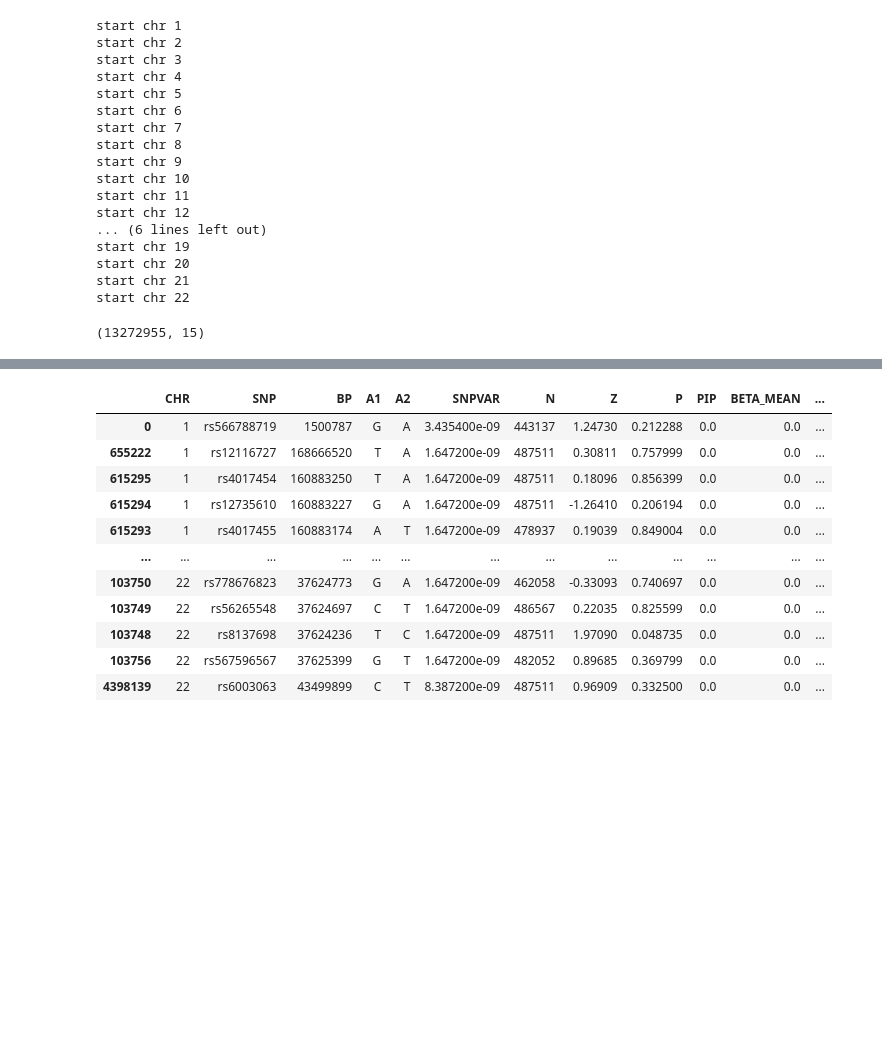
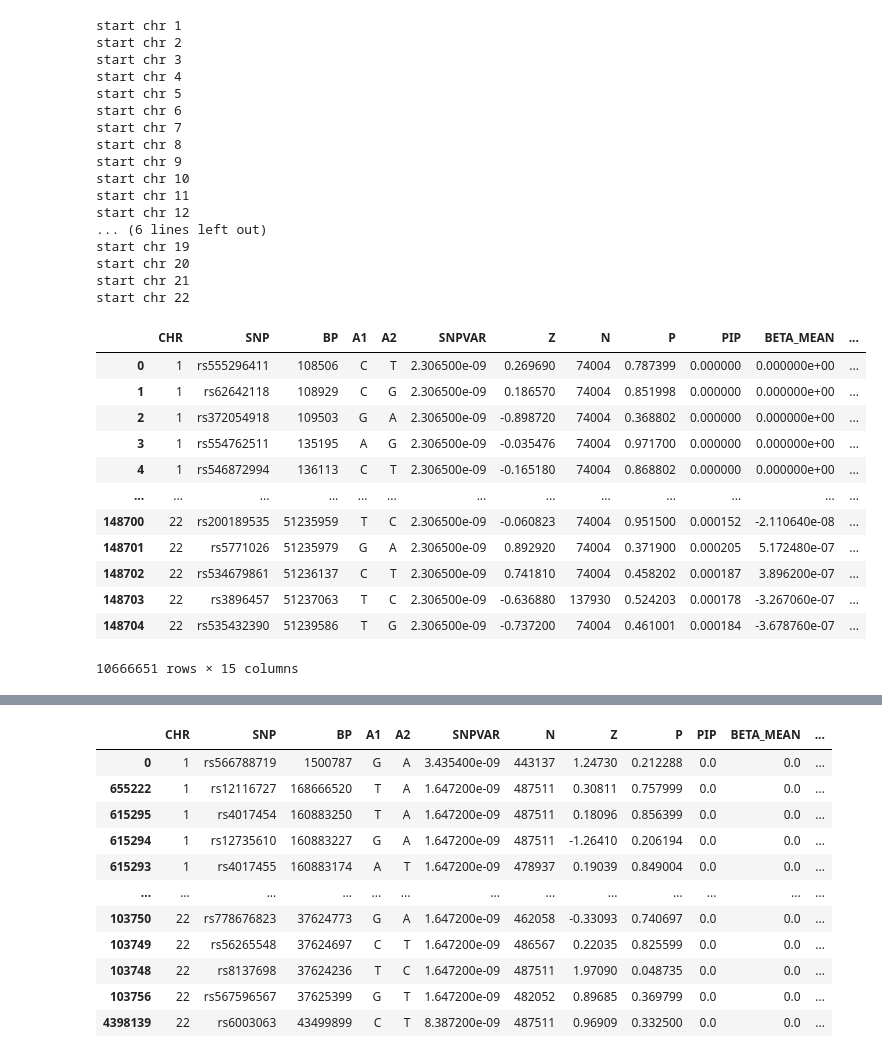
Before and after one commit to teresa-sansan/ADSP_polyfun, a Jupyter notebook: polyfun/merge_finemap_region_converge.ipynb, the cells around one changed output, grey strips where cells are left out. Drawn from its saved outputs; the diff is of its cells as text; code cells hidden in the pictures; blank space fills up the shorter version.

Commit message:
wightman fix convergence issue

```diff
--- a/polyfun/merge_finemap_region_converge.ipynb
+++ b/polyfun/merge_finemap_region_converge.ipynb
@@ -12,15 +12,17 @@ region_that_converge = pd.read_csv("/gpfs/commons/home/tlin/output/bellenguez/be
 new = read_position("/gpfs/commons/home/tlin/output/bellenguez/bellenguez_fixed_0224/finemap/try_rescue_not_converge/aggregate_all_position.sort.tsv")
 fix_convergence_position = read_position('/gpfs/commons/home/tlin/output/bellenguez/bellenguez_fixed_0224/finemap/try_rescue_not_converge/aggregate_all_position.sort.tsv')
 # %%
-fix_convergence = pd.read_csv('/gpfs/commons/home/tlin/output/bellenguez/bellenguez_fixed_0224/finemoap/try_rescue_not_converge/aggregrate.all.txt', sep = '\t')
+#fix_convergence = pd.read_csv('/gpfs/commons/home/tlin/output/bellenguez/bellenguez_fixed_0224/finemoap/try_rescue_not_converge/aggregrate.all.txt', sep = '\t')
+fix_convergence = pd.read_csv('/gpfs/commons/home/tlin/output/wightman/fixed_0224/finemap/max_snp_10/try_rescue_not_converge/aggregate.all.txt.gz', compression = 'gzip', sep = '\t')
 # %%
 converge_genomewide=pd.DataFrame()
 # %%
 for i in range(1, 23):
     print("start chr %s"%(i))
-    ori_filename = '/gpfs/commons/home/tlin/output/bellenguez/bellenguez_fixed_0224/finemap/max_snp_10/chr{}.aggregrate.all.txt'
+    #ori_filename = '/gpfs/commons/home/tlin/output/bellenguez/bellenguez_fixed_0224/finemap/max_snp_10/chr{}.aggregrate.all.txt'
+    ori_filename = '/gpfs/commons/home/tlin/output/wightman/fixed_0224/finemap/max_snp_10/chr{}.aggregrate.all.txt.gz'
     ori = pd.read_csv(ori_filename.format(i), sep = '\t')
-    converge_chr=ori[~ori.SNP.isin(region_that_converge.SNP)]
+    converge_chr=ori[~ori.SNP.isin(fix_convergence.SNP)]
     converge_genomewide = pd.concat([converge_genomewide, converge_chr])
 # %% [output]
 start chr 1
@@ -41,6 +43,18 @@ start chr 20
 start chr 21
 start chr 22
 # %%
-converge_genomewide.shape
+converge_genomewide
 # %% [output]
+|  | CHR | SNP | BP | A1 | A2 | SNPVAR | Z | N | P | PIP | BETA_MEAN | ... |
+| 0 | 1 | rs555296411 | 108506 | C | T | 2.306500e-09 | 0.269690 | 74004 | 0.787399 | 0.000000 | 0.000000e+00 | ... |
+| 1 | 1 | rs62642118 | 108929 | C | G | 2.306500e-09 | 0.186570 | 74004 | 0.851998 | 0.000000 | 0.000000e+00 | ... |
+| 2 | 1 | rs372054918 | 109503 | G | A | 2.306500e-09 | -0.898720 | 74004 | 0.368802 | 0.000000 | 0.000000e+00 | ... |
+| 3 | 1 | rs554762511 | 135195 | A | G | 2.306500e-09 | -0.035476 | 74004 | 0.971700 | 0.000000 | 0.000000e+00 | ... |
+| 4 | 1 | rs546872994 | 136113 | C | T | 2.306500e-09 | -0.165180 | 74004 | 0.868802 | 0.000000 | 0.000000e+00 | ... |
+| ... | ... | ... | ... | ... | ... | ... | ... | ... | ... | ... | ... | ... |
+| 148700 | 22 | rs200189535 | 51235959 | T | C | 2.306500e-09 | -0.060823 | 74004 | 0.951500 | 0.000152 | -2.110640e-08 | ... |
+| 148701 | 22 | rs5771026 | 51235979 | G | A | 2.306500e-09 | 0.892920 | 74004 | 0.371900 | 0.000205 | 5.172480e-07 | ... |
+| 148702 | 22 | rs534679861 | 51236137 | C | T | 2.306500e-09 | 0.741810 | 74004 | 0.458202 | 0.000187 | 3.896200e-07 | ... |
+| 148703 | 22 | rs3896457 | 51237063 | T | C | 2.306500e-09 | -0.636880 | 137930 | 0.524203 | 0.000178 | -3.267060e-07 | ... |
+| 148704 | 22 | rs535432390 | 51239586 | T | G | 2.306500e-09 | -0.737200 | 74004 | 0.461001 | 0.000184 | -3.678760e-07 | ... |
-(13272955, 15)
+10666651 rows × 15 columns
```
Also changed, not shown: parts of 7 cells of this notebook, 1 other file.
